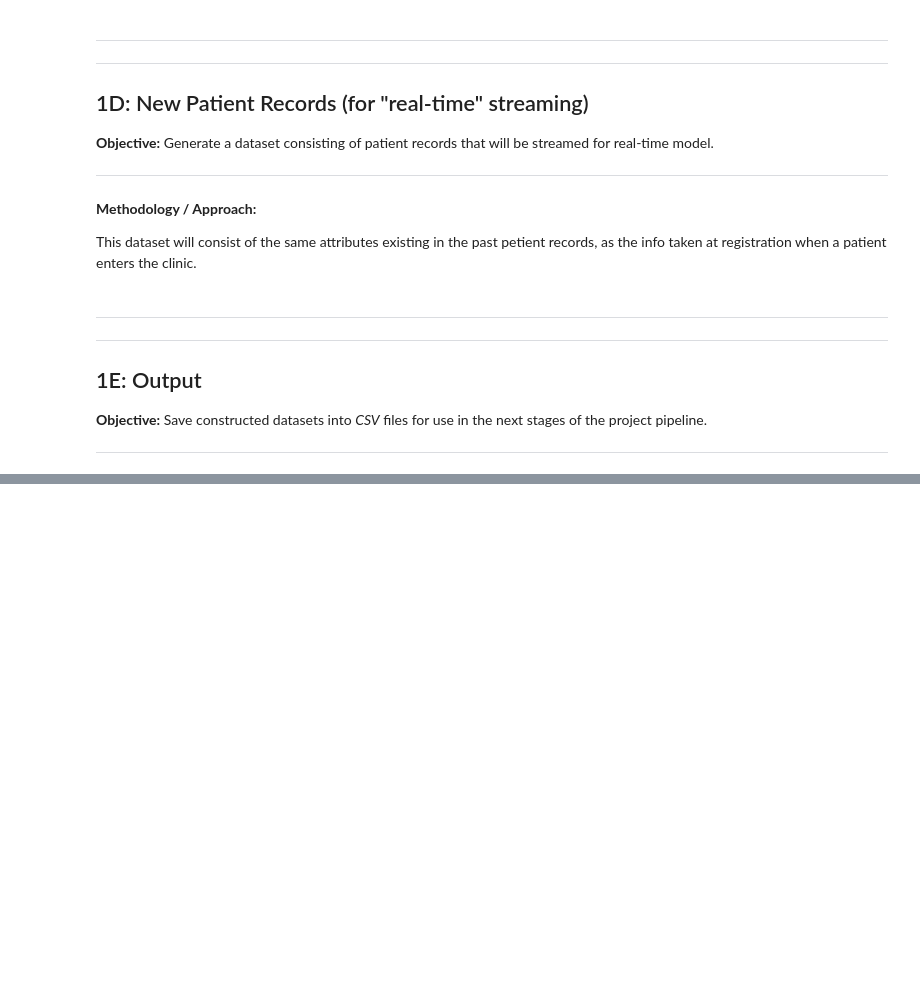
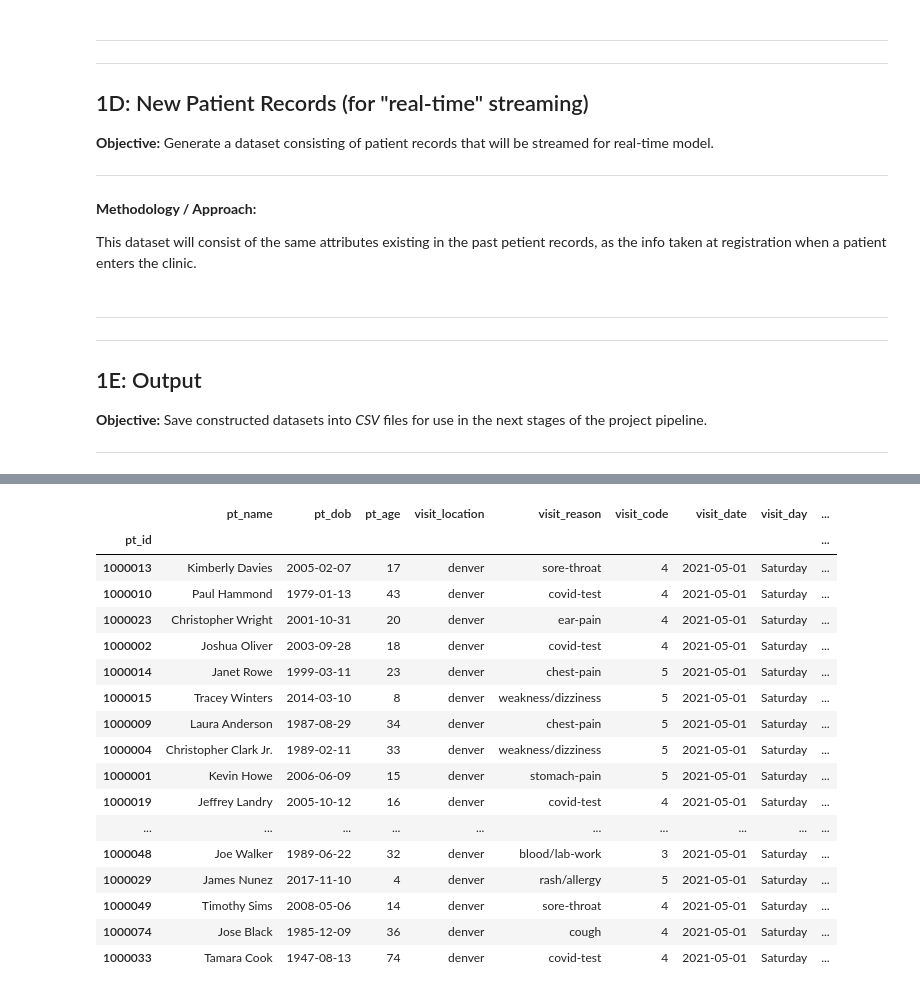
Before and after one commit to rc-9/TecNav, a Jupyter notebook: uc_data_fabricator.ipynb, the cells around one changed output, grey strips where cells are left out. Drawn from its saved outputs; the diff is of its cells as text; code cells hidden in the pictures; blank space fills up the shorter version.

```diff
--- a/uc_data_fabricator.ipynb
+++ b/uc_data_fabricator.ipynb
@@ -900,2 +896,24 @@ patients_df.head()
+# %%
+patients_df['needed_techs'] = patients_df['rolling_ct'].apply(lambda x: math.ceil(x/3))
+patients_df.head(50)
+# %% [output]
+|  | pt_name | pt_dob | pt_age | visit_location | visit_reason | visit_code | visit_date | visit_day | ... |
+| pt_id |  |  |  |  |  |  |  |  | ... |
+| 1000013 | Kimberly Davies | 2005-02-07 | 17 | denver | sore-throat | 4 | 2021-05-01 | Saturday | ... |
+| 1000010 | Paul Hammond | 1979-01-13 | 43 | denver | covid-test | 4 | 2021-05-01 | Saturday | ... |
+| 1000023 | Christopher Wright | 2001-10-31 | 20 | denver | ear-pain | 4 | 2021-05-01 | Saturday | ... |
+| 1000002 | Joshua Oliver | 2003-09-28 | 18 | denver | covid-test | 4 | 2021-05-01 | Saturday | ... |
+| 1000014 | Janet Rowe | 1999-03-11 | 23 | denver | chest-pain | 5 | 2021-05-01 | Saturday | ... |
+| 1000015 | Tracey Winters | 2014-03-10 | 8 | denver | weakness/dizziness | 5 | 2021-05-01 | Saturday | ... |
+| 1000009 | Laura Anderson | 1987-08-29 | 34 | denver | chest-pain | 5 | 2021-05-01 | Saturday | ... |
+| 1000004 | Christopher Clark Jr. | 1989-02-11 | 33 | denver | weakness/dizziness | 5 | 2021-05-01 | Saturday | ... |
+| 1000001 | Kevin Howe | 2006-06-09 | 15 | denver | stomach-pain | 5 | 2021-05-01 | Saturday | ... |
+| 1000019 | Jeffrey Landry | 2005-10-12 | 16 | denver | covid-test | 4 | 2021-05-01 | Saturday | ... |
+| ... | ... | ... | ... | ... | ... | ... | ... | ... | ... |
+| 1000048 | Joe Walker | 1989-06-22 | 32 | denver | blood/lab-work | 3 | 2021-05-01 | Saturday | ... |
+| 1000029 | James Nunez | 2017-11-10 | 4 | denver | rash/allergy | 5 | 2021-05-01 | Saturday | ... |
+| 1000049 | Timothy Sims | 2008-05-06 | 14 | denver | sore-throat | 4 | 2021-05-01 | Saturday | ... |
+| 1000074 | Jose Black | 1985-12-09 | 36 | denver | cough | 4 | 2021-05-01 | Saturday | ... |
+| 1000033 | Tamara Cook | 1947-08-13 | 74 | denver | covid-test | 4 | 2021-05-01 | Saturday | ... |
 # %%
 patients_df.to_csv('./uc_past_patients.csv')
```
Also changed, not shown: parts of 18 cells of this notebook, 2 other files.
